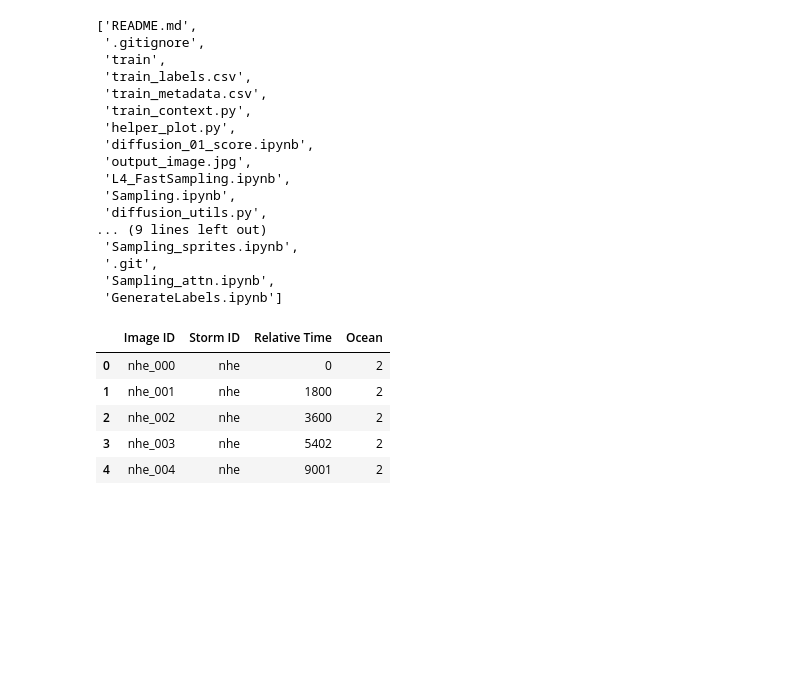
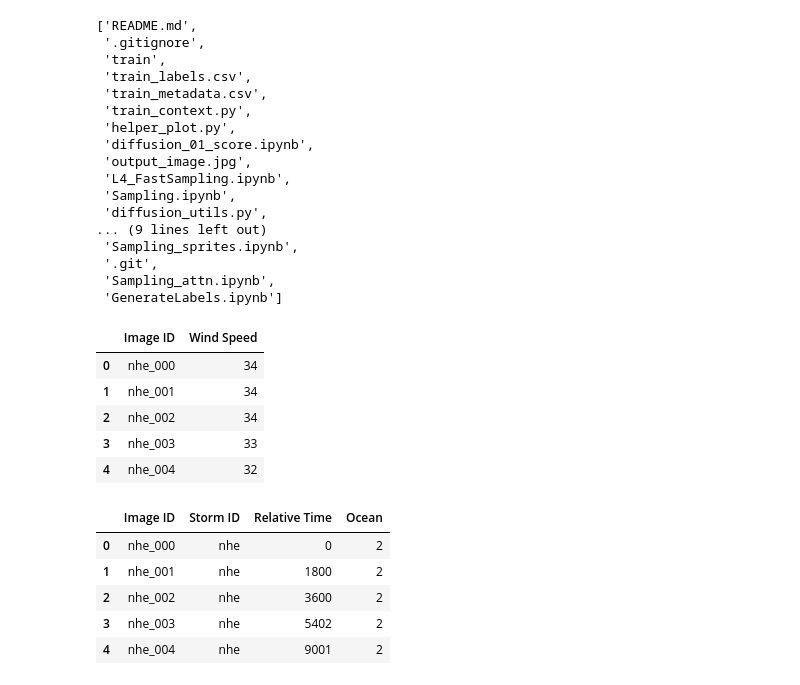
Before and after one commit to MarawanYakout/DDPM-SKY-CC, a Jupyter notebook: GenerateLabels.ipynb, the cells around one changed output. Cells and saved outputs as stored; diff of their text form; code cells hidden in the pictures; blank space fills up the shorter version.

```diff
--- a/GenerateLabels.ipynb
+++ b/GenerateLabels.ipynb
@@ -48,6 +48,15 @@ train_file_path_meta = os.path.join(folder_path, "train_metadata.csv")
 labels = pd.read_csv(train_file_path)
 metadata = pd.read_csv(train_file_path_meta)
 array_2000 =[]
+# %%
+labels.head()
+# %% [output]
+|  | Image ID | Wind Speed |
+| 0 | nhe_000 | 34 |
+| 1 | nhe_001 | 34 |
+| 2 | nhe_002 | 34 |
+| 3 | nhe_003 | 33 |
+| 4 | nhe_004 | 32 |
 # %%
 metadata.head()
 # %% [output]
```
Also changed, not shown: parts of 7 cells of this notebook.
